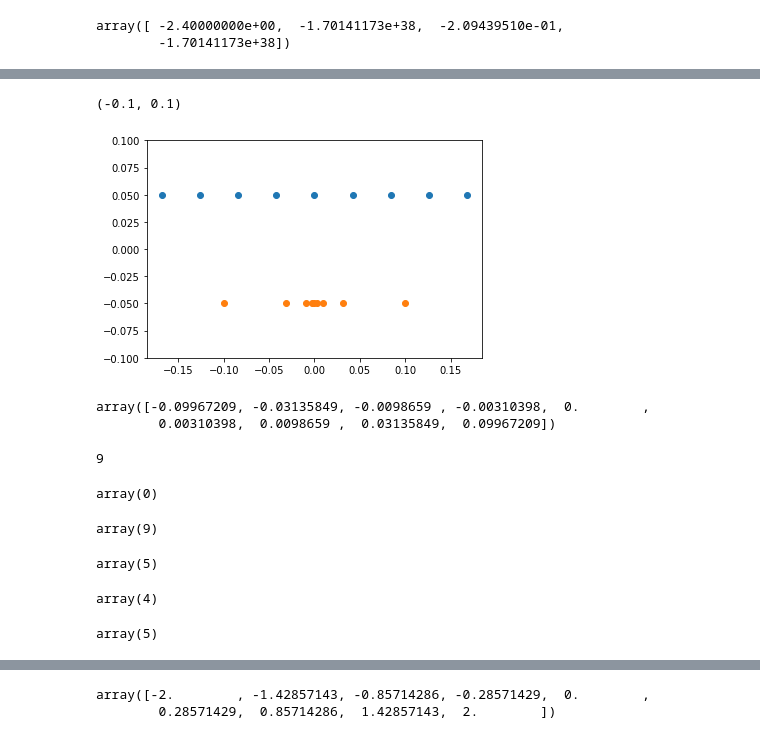
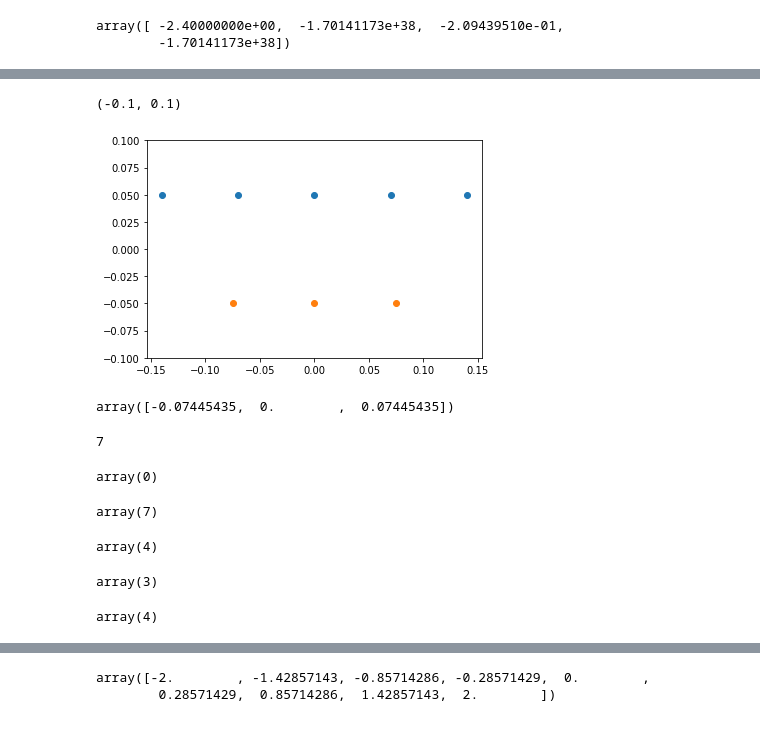
Before and after one commit to mimoralea/applied-reinforcement-learning, a Jupyter notebook: notebooks/05_state_discretization.ipynb, the cells around one changed output, grey strips where cells are left out. Saved outputs shown, nothing was run; the diff lists cells and outputs as text; code cells hidden in the pictures.

```diff
--- a/notebooks/05_state_discretization.ipynb
+++ b/notebooks/05_state_discretization.ipynb
@@ -77,7 +55,7 @@ env = gym.make('CartPole-v0')
 observations = []
 for i_episode in range(20):
     observation = env.reset()
-    for t in range(100):
+    for t in range(1000):
         env.render()
         observations.append(observation)
         action = env.action_space.sample()
@@ -173,29 +147,28 @@ len(x2)
 # %%
 a1 = np.linspace(angle_thres_low, angle_thres_high,
-                 10, endpoint=False)[1:]
+                 6, endpoint=False)[1:]
 all_vals = np.sort(np.append(
-    (np.logspace(-10, 0.01, 6, endpoint=False, base=2)[1:],
-    -np.logspace(-10, 0.01, 6, endpoint=False, base=2)[1:]), 0))
-idxs = np.where(np.abs(all_vals) < angle_thres_high)
+    (np.logspace(-5, 0.01, 4, endpoint=False, base=2)[1:],
+    -np.logspace(-5, 0.01, 4, endpoint=False, base=2)[1:]), 0))
+idxs = np.where(np.abs(all_vals) < angle_thres_high - 0.05)
 a2 = all_vals[idxs]
 y1 = np.zeros(len(a1)) + 0.05
 y2 = np.zeros(len(a2)) - 0.05
 plt.plot(a1, y1, 'o')
 plt.plot(a2, y2, 'o')
 
 plt.ylim([-0.1, 0.1])
 # %% [output]
 (-0.1, 0.1)
-[figure, old version]
+[figure, new version]
 # %%
 a2
 # %% [output]
-array([-0.09967209, -0.03135849, -0.0098659 , -0.00310398,  0.        ,
-        0.00310398,  0.0098659 ,  0.03135849,  0.09967209])
+array([-0.07445435,  0.        ,  0.07445435])
 # %%
 len(a2)
 # %% [output]
-9
+7
 # %%
 np.digitize(-0.99, a2)
 # %% [output]
@@ -203,19 +176,19 @@ array(0)
 # %%
 np.digitize(0.99, a2)
 # %% [output]
-array(9)
+array(7)
 # %%
 np.digitize(0, a2)
 # %% [output]
-array(5)
+array(4)
 # %%
 np.digitize(-0.0001, a2)
 # %% [output]
-array(4)
+array(3)
 # %%
 np.digitize(0.0001, a2)
 # %% [output]
-array(5)
+array(4)
 # %%
 env = gym.make('CartPole-v0')
 observations = []
```
Also changed, not shown: parts of 40 cells of this notebook.
